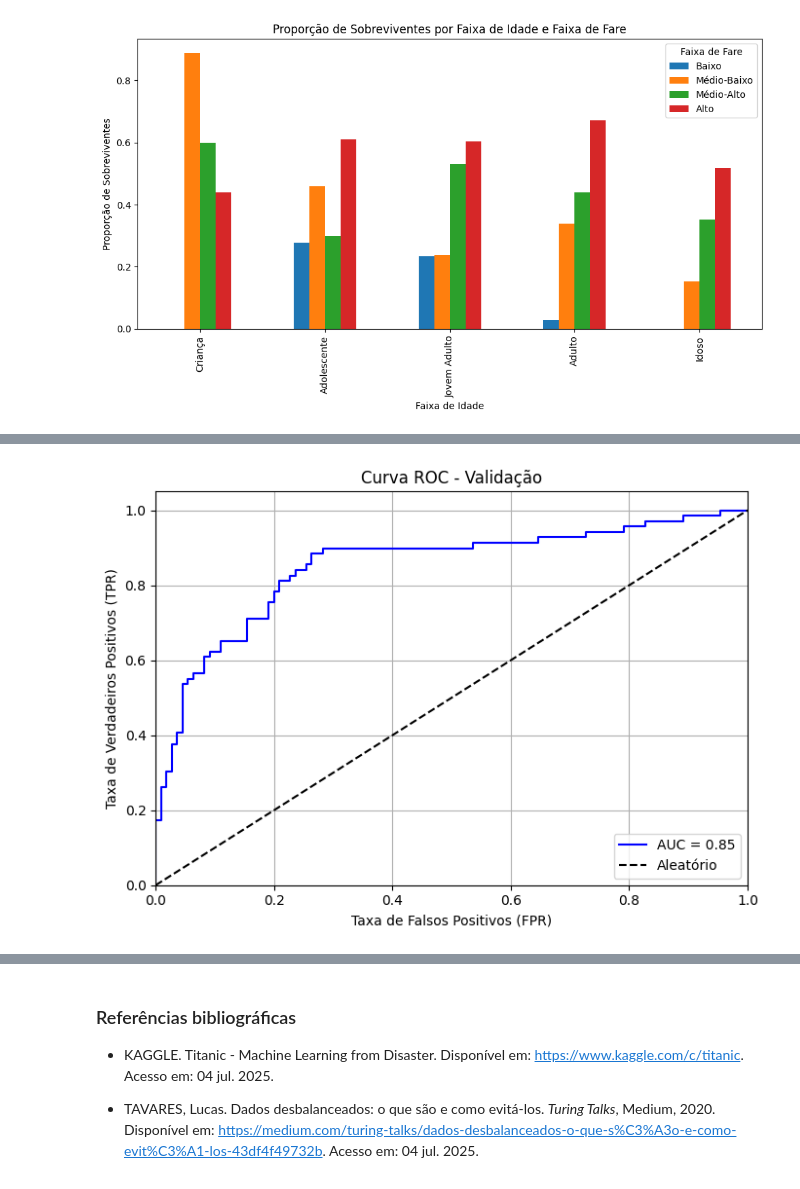
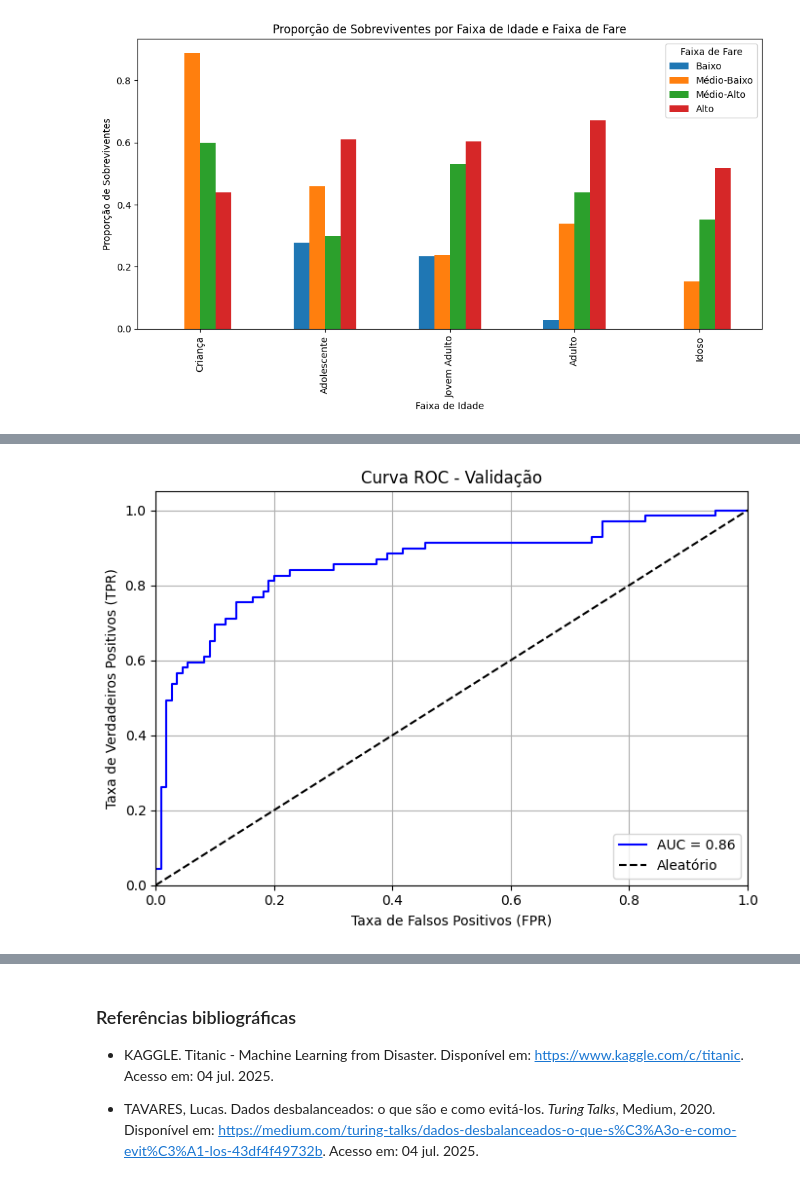
Before and after one commit to joaopedroalcn/JOAOPEDRODEALCANTARALIMA_Titanic, a Jupyter notebook: p3_titanic.ipynb, the cells around one changed output, grey strips where cells are left out. Saved outputs shown, nothing was run; the diff lists cells and outputs as text; code cells hidden in the pictures.

```diff
--- a/p3_titanic.ipynb
+++ b/p3_titanic.ipynb
@@ -371,22 +378,22 @@ plt.show()
 # %%
 from sklearn.metrics import roc_curve, auc
 
-y_val_proba = best_mlp.predict_proba(X_val_scaled)[:, 1]
+y_val_proba = mlp.predict_proba(X_val_scaled)[:, 1]
 fpr, tpr, thresholds = roc_curve(y_val, y_val_proba)
 roc_auc = auc(fpr, tpr)
 
 plt.figure(figsize=(7,5))
 plt.plot(fpr, tpr, label=f'AUC = {roc_auc:.2f}', color='blue')
 plt.plot([0, 1], [0, 1], 'k--', label='Aleatório')
 plt.xlim([0.0, 1.0])
 plt.ylim([0.0, 1.05])
 plt.xlabel('Taxa de Falsos Positivos (FPR)')
 plt.ylabel('Taxa de Verdadeiros Positivos (TPR)')
 plt.title('Curva ROC - Validação')
 plt.legend(loc='lower right')
 plt.grid(True)
 plt.tight_layout()
 plt.show()
 # %% [output]
-[figure, old version]
+[figure, new version]
 # %%
```
Also changed, not shown: parts of 9 cells of this notebook.
